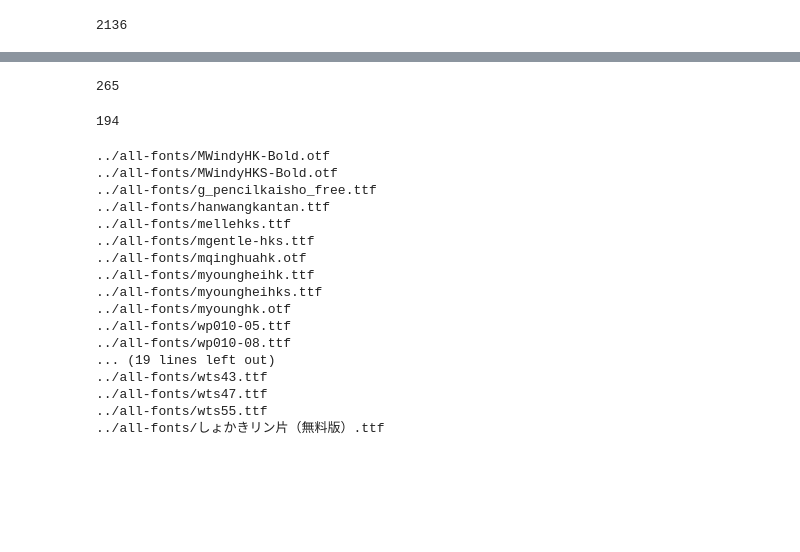
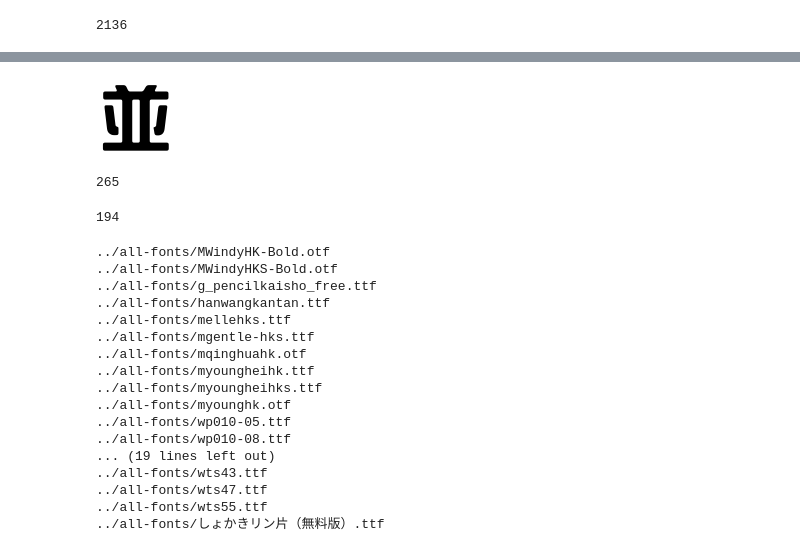
Before and after one commit to yukistavailable/DG-Font, a Jupyter notebook: font_sample.ipynb, the cells around one changed output, grey strips where cells are left out. Drawn from its saved outputs; the diff is of its cells as text; code cells hidden in the pictures; blank space fills up the shorter version.

```diff
--- a/font_sample.ipynb
+++ b/font_sample.ipynb
@@ -43,3 +54,9 @@ def char_to_hash(ch, font, canvas_size, x_offset, y_offset):
+# %%
+font_path = '/Users/yuki/learn-computer-vision/all-fonts/wt040.ttf'
+font = ImageFont.truetype(font_path, char_size)
+draw_example('並', font, img_size, 0, 0)
+# %% [output]
+[figure, added]
 # %%
 all_font_dir = '../all-fonts'
 all_font_root = pathlib.Path(all_font_dir)
```
Also changed, not shown: parts of 2 cells of this notebook, 1 other file.
